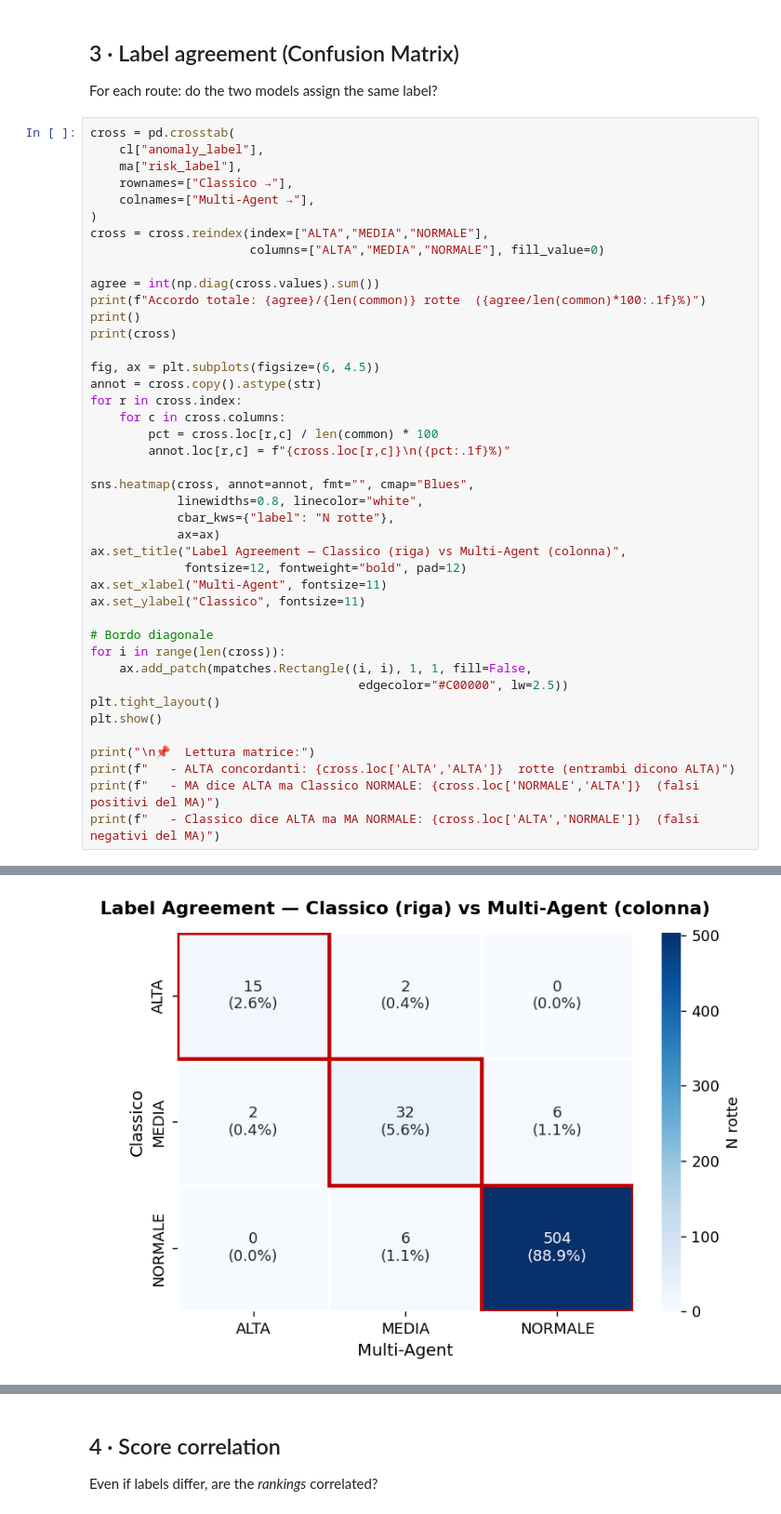
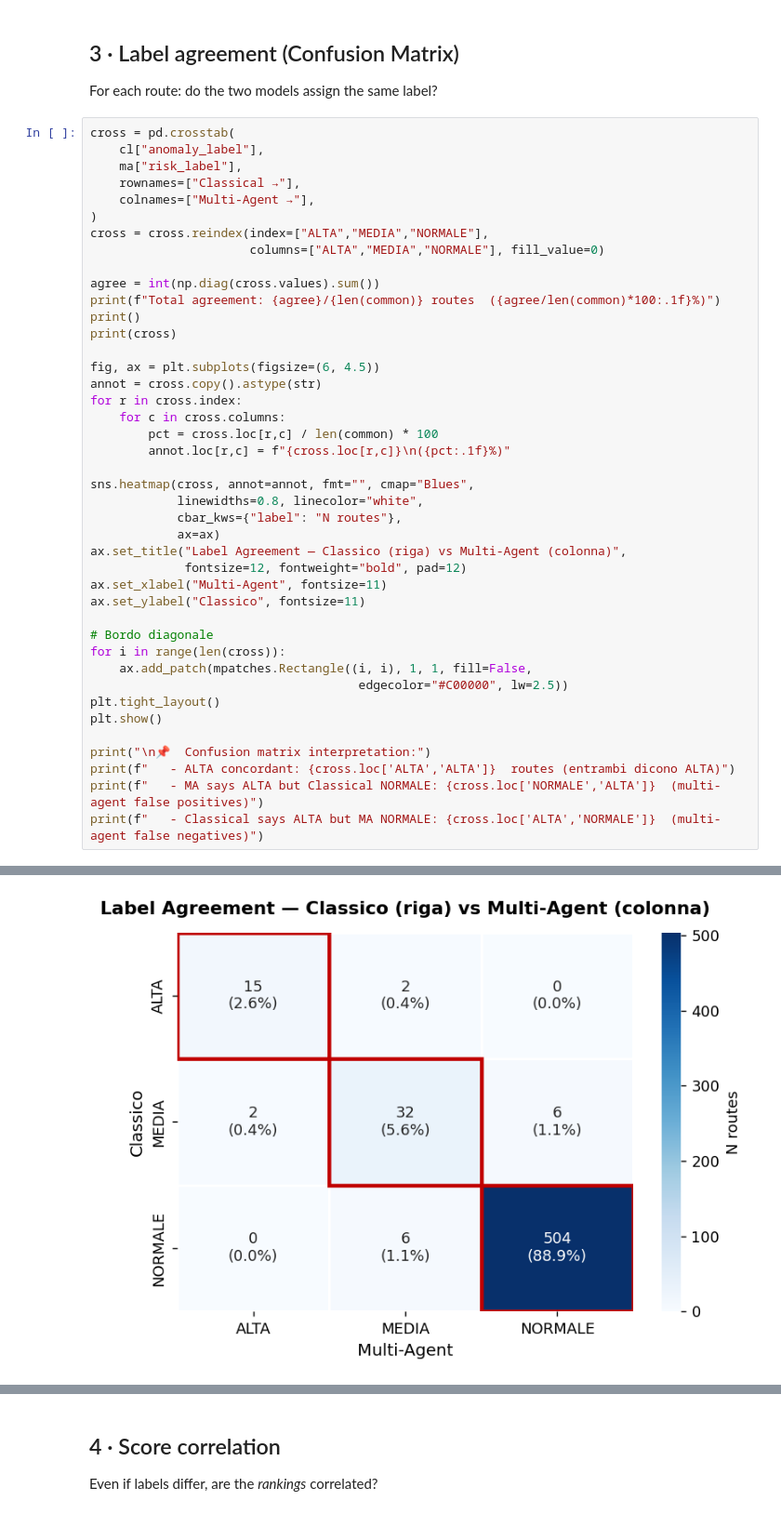
Before and after one commit to DanieleGiovanardi2408/BackPropBandits-815601-, a Jupyter notebook: notebooks/07_comparison_classical_vs_multiagent.ipynb, the cells around one changed output, grey strips where cells are left out. Shown at 93% size. Saved outputs shown, nothing was run; the diff lists cells and outputs as text.

```diff
--- a/notebooks/07_comparison_classical_vs_multiagent.ipynb
+++ b/notebooks/07_comparison_classical_vs_multiagent.ipynb
@@ -119,14 +119,14 @@ For each route: do the two models assign the same label?
 cross = pd.crosstab(
     cl["anomaly_label"],
     ma["risk_label"],
-    rownames=["Classico →"],
+    rownames=["Classical →"],
     colnames=["Multi-Agent →"],
 )
 cross = cross.reindex(index=["ALTA","MEDIA","NORMALE"],
                       columns=["ALTA","MEDIA","NORMALE"], fill_value=0)
 
 agree = int(np.diag(cross.values).sum())
-print(f"Accordo totale: {agree}/{len(common)} rotte  ({agree/len(common)*100:.1f}%)")
+print(f"Total agreement: {agree}/{len(common)} routes  ({agree/len(common)*100:.1f}%)")
 print()
 print(cross)
 
@@ -139,7 +139,7 @@ for r in cross.index:
 
 sns.heatmap(cross, annot=annot, fmt="", cmap="Blues",
             linewidths=0.8, linecolor="white",
-            cbar_kws={"label": "N rotte"},
+            cbar_kws={"label": "N routes"},
             ax=ax)
 ax.set_title("Label Agreement — Classico (riga) vs Multi-Agent (colonna)",
              fontsize=12, fontweight="bold", pad=12)
@@ -153,8 +153,8 @@ for i in range(len(cross)):
 plt.tight_layout()
 plt.show()
 
-print("\n📌  Lettura matrice:")
-print(f"   - ALTA concordanti: {cross.loc['ALTA','ALTA']}  rotte (entrambi dicono ALTA)")
-print(f"   - MA dice ALTA ma Classico NORMALE: {cross.loc['NORMALE','ALTA']}  (falsi positivi del MA)")
-print(f"   - Classico dice ALTA ma MA NORMALE: {cross.loc['ALTA','NORMALE']}  (falsi negativi del MA)")
+print("\n📌  Confusion matrix interpretation:")
+print(f"   - ALTA concordant: {cross.loc['ALTA','ALTA']}  routes (entrambi dicono ALTA)")
+print(f"   - MA says ALTA but Classical NORMALE: {cross.loc['NORMALE','ALTA']}  (multi-agent false positives)")
+print(f"   - Classical says ALTA but MA NORMALE: {cross.loc['ALTA','NORMALE']}  (multi-agent false negatives)")
 # %% [output]
@@ -165,4 +165,4 @@ Classico →
 ALTA             15      2        0
 MEDIA             2     32        6
 NORMALE           0      6      504
-[figure, old version]
+[figure, new version]
```
Also changed, not shown: parts of 5 cells of this notebook, 1 other file.
